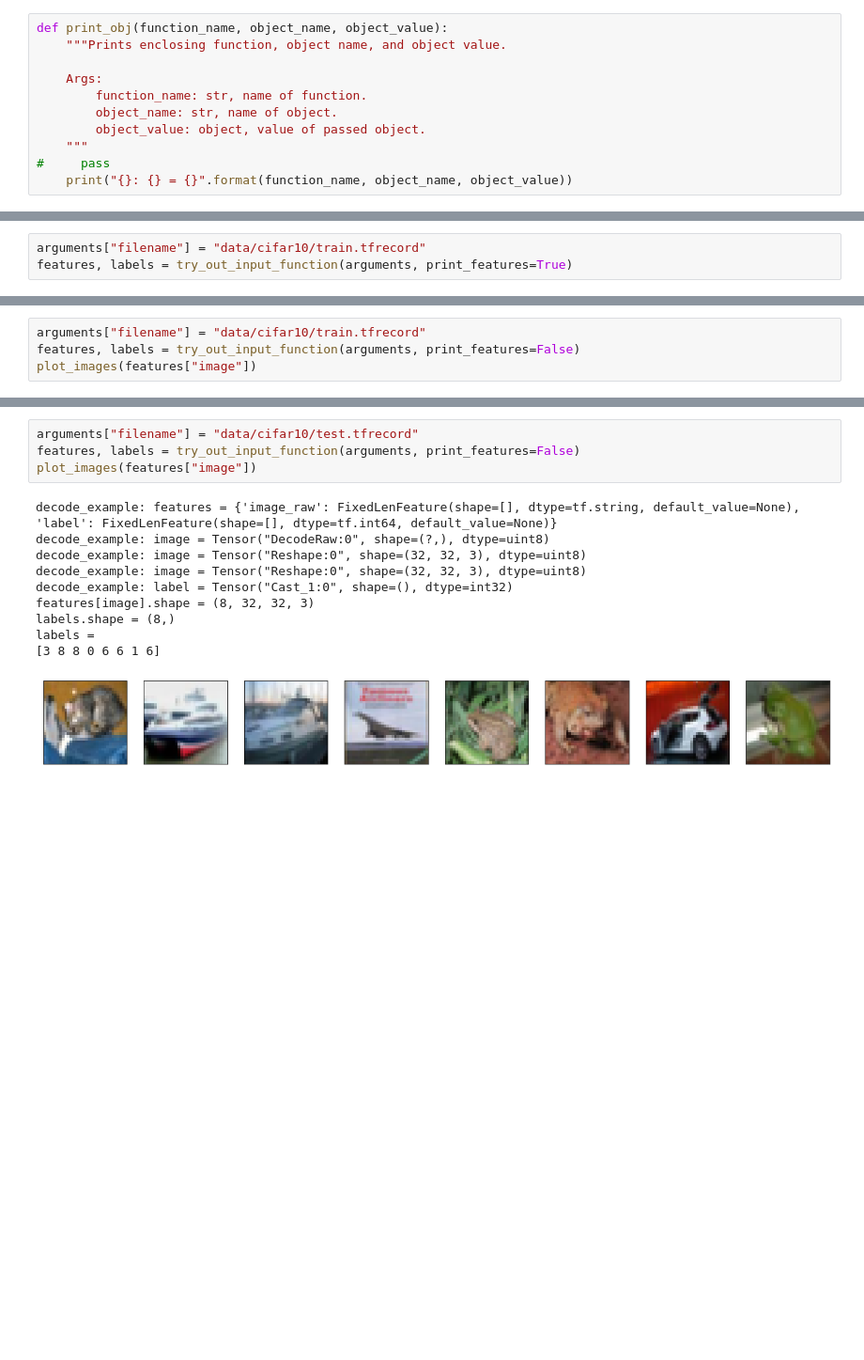
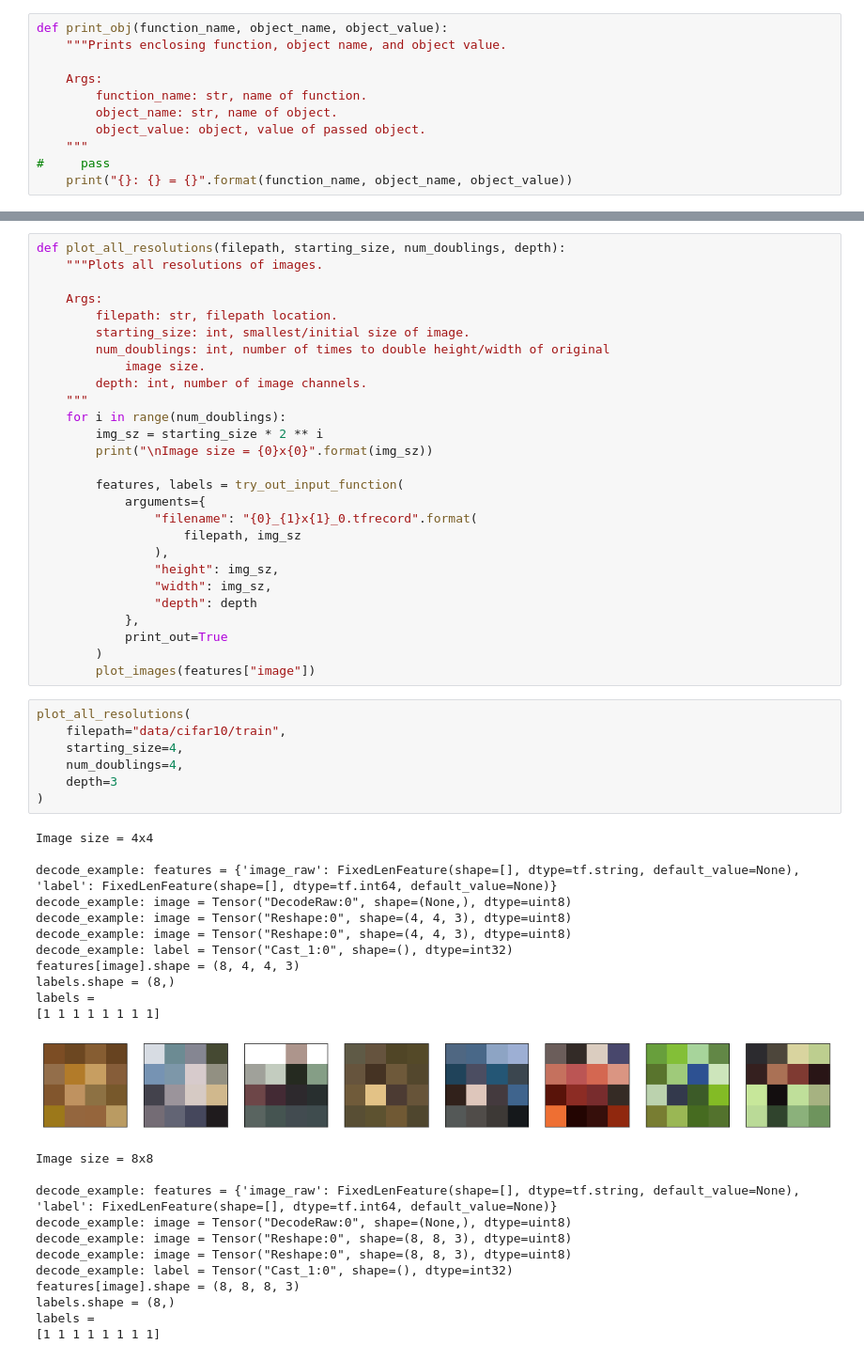
Before and after one commit to ryangillard/artificial_intelligence, a Jupyter notebook: machine_learning/gan/create_tfrecords_cifar10.ipynb, the cells around one changed output, grey strips where cells are left out. Shown at 94% size. Saved outputs shown, nothing was run; the diff lists cells and outputs as text; blank space fills up the shorter version.

```diff
--- a/machine_learning/gan/create_tfrecords_cifar10.ipynb
+++ b/machine_learning/gan/create_tfrecords_cifar10.ipynb
@@ -229,3 +279,0 @@ def plot_images(images):
-# %%
-arguments["filename"] = "data/cifar10/train.tfrecord"
-features, labels = try_out_input_function(arguments, print_features=True)
@@ -250,4 +279,0 @@ labels =
-# %%
-arguments["filename"] = "data/cifar10/train.tfrecord"
-features, labels = try_out_input_function(arguments, print_features=False)
-plot_images(features["image"])
@@ -265,15 +280,58 @@ labels =
-# %%
-arguments["filename"] = "data/cifar10/test.tfrecord"
-features, labels = try_out_input_function(arguments, print_features=False)
-plot_images(features["image"])
-# %% [output]
-decode_example: features = {'image_raw': FixedLenFeature(shape=[], dtype=tf.string, default_value=None), 'label': FixedLenFeature(shape=[], dtype=tf.int64, default_value=None)}
-decode_example: image = Tensor("DecodeRaw:0", shape=(?,), dtype=uint8)
-decode_example: image = Tensor("Reshape:0", shape=(32, 32, 3), dtype=uint8)
-decode_example: image = Tensor("Reshape:0", shape=(32, 32, 3), dtype=uint8)
-decode_example: label = Tensor("Cast_1:0", shape=(), dtype=int32)
-features[image].shape = (8, 32, 32, 3)
-labels.shape = (8,)
-labels =
-[3 8 8 0 6 6 1 6]
-[figure, removed]
+# %%
+def plot_all_resolutions(filepath, starting_size, num_doublings, depth):
+    """Plots all resolutions of images.
+
+    Args:
+        filepath: str, filepath location.
+        starting_size: int, smallest/initial size of image.
+        num_doublings: int, number of times to double height/width of original
+            image size.
+        depth: int, number of image channels.
+    """
+    for i in range(num_doublings):
+        img_sz = starting_size * 2 ** i
+        print("\nImage size = {0}x{0}".format(img_sz))
+
+        features, labels = try_out_input_function(
+            arguments={
+                "filename": "{0}_{1}x{1}_0.tfrecord".format(
+                    filepath, img_sz
+                ),
+                "height": img_sz,
+                "width": img_sz,
+                "depth": depth
+            },
+            print_out=True
+        )
+        plot_images(features["image"])
+# %%
+plot_all_resolutions(
+    filepath="data/cifar10/train",
+    starting_size=4,
+    num_doublings=4,
+    depth=3
+)
+# %% [output]
+Image size = 4x4
+
+decode_example: features = {'image_raw': FixedLenFeature(shape=[], dtype=tf.string, default_value=None), 'label': FixedLenFeature(shape=[], dtype=tf.int64, default_value=None)}
+decode_example: image = Tensor("DecodeRaw:0", shape=(None,), dtype=uint8)
+decode_example: image = Tensor("Reshape:0", shape=(4, 4, 3), dtype=uint8)
+decode_example: image = Tensor("Reshape:0", shape=(4, 4, 3), dtype=uint8)
+decode_example: label = Tensor("Cast_1:0", shape=(), dtype=int32)
+features[image].shape = (8, 4, 4, 3)
+labels.shape = (8,)
+labels =
+[1 1 1 1 1 1 1 1]
+[figure, added]
+Image size = 8x8
+
+decode_example: features = {'image_raw': FixedLenFeature(shape=[], dtype=tf.string, default_value=None), 'label': FixedLenFeature(shape=[], dtype=tf.int64, default_value=None)}
+decode_example: image = Tensor("DecodeRaw:0", shape=(None,), dtype=uint8)
+decode_example: image = Tensor("Reshape:0", shape=(8, 8, 3), dtype=uint8)
+decode_example: image = Tensor("Reshape:0", shape=(8, 8, 3), dtype=uint8)
+decode_example: label = Tensor("Cast_1:0", shape=(), dtype=int32)
+features[image].shape = (8, 8, 8, 3)
+labels.shape = (8,)
+labels =
+[1 1 1 1 1 1 1 1]
```
Also changed, not shown: parts of 16 cells of this notebook, 1 other file.
